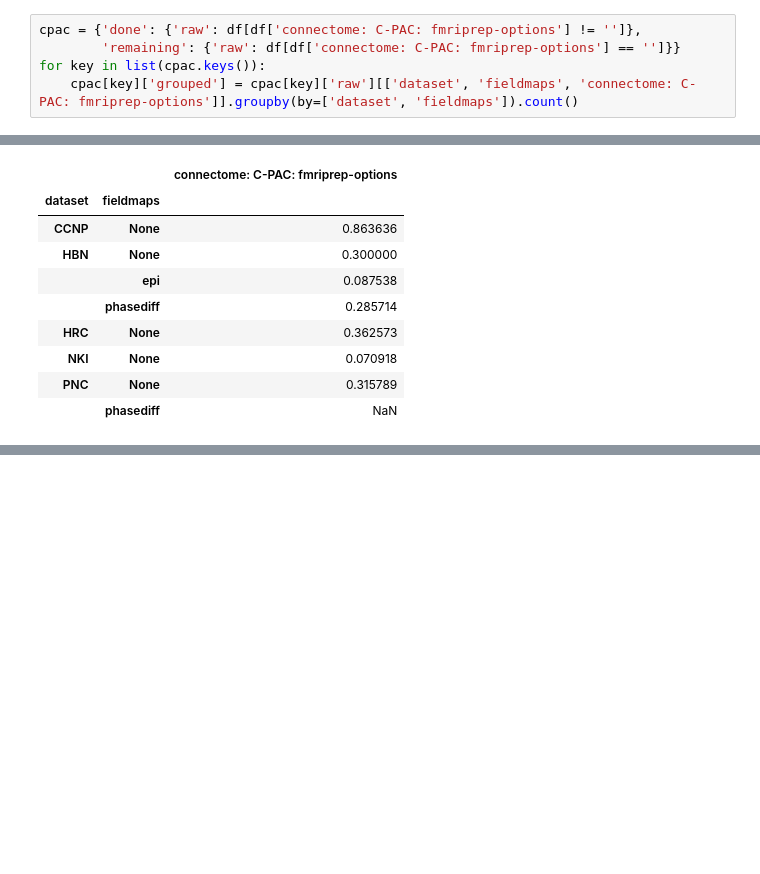
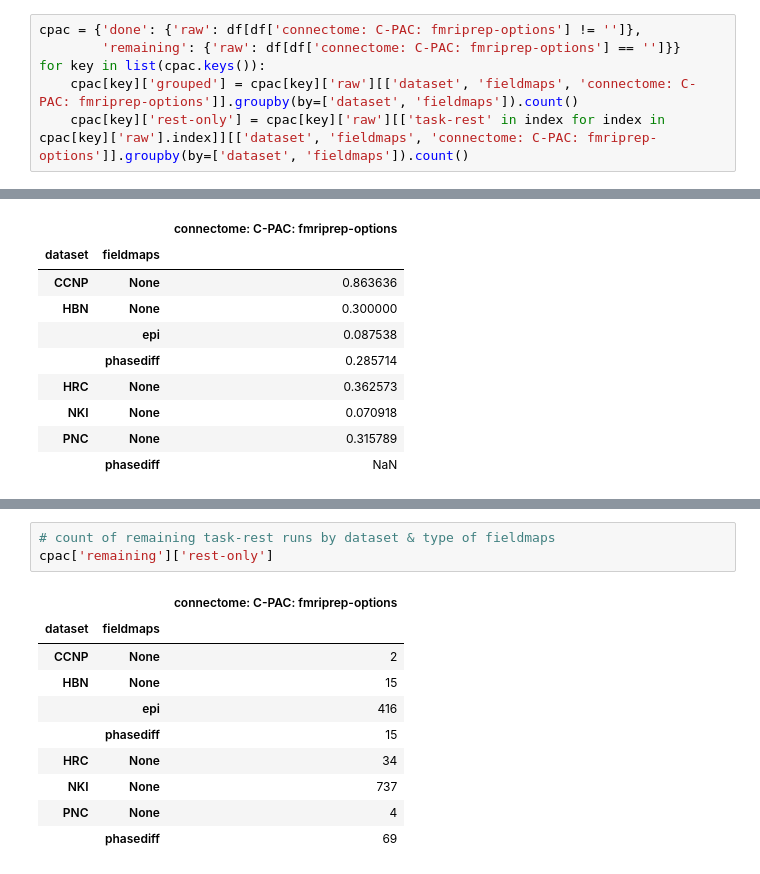
Before and after one commit to shnizzedy/pickle-RBC-exemplars, a Jupyter notebook: pickle_table.ipynb, the cells around one changed output, grey strips where cells are left out. Drawn from its saved outputs; the diff is of its cells as text; blank space fills up the shorter version.

Commit message:
:monocle_face: Tabulate task-rest only

```diff
--- a/pickle_table.ipynb
+++ b/pickle_table.ipynb
@@ -291,6 +291,7 @@ cpac = {'done': {'raw': df[df['connectome: C-PAC: fmriprep-options'] != '']},
         'remaining': {'raw': df[df['connectome: C-PAC: fmriprep-options'] == '']}}
 for key in list(cpac.keys()):
     cpac[key]['grouped'] = cpac[key]['raw'][['dataset', 'fieldmaps', 'connectome: C-PAC: fmriprep-options']].groupby(by=['dataset', 'fieldmaps']).count()
+    cpac[key]['rest-only'] = cpac[key]['raw'][['task-rest' in index for index in cpac[key]['raw'].index]][['dataset', 'fieldmaps', 'connectome: C-PAC: fmriprep-options']].groupby(by=['dataset', 'fieldmaps']).count()
 # %%
 # completed runs
 cpac['done']['raw']
@@ -370,0 +385,14 @@ cpac['done']['grouped'] / (cpac['done']['grouped'] + cpac['remaining']['grouped'
+# %%
+# count of remaining task-rest runs by dataset & type of fieldmaps
+cpac['remaining']['rest-only']
+# %% [output]
+|  |  | connectome: C-PAC: fmriprep-options |
+| dataset | fieldmaps |  |
+| CCNP | None | 2 |
+| HBN | None | 15 |
+|  | epi | 416 |
+|  | phasediff | 15 |
+| HRC | None | 34 |
+| NKI | None | 737 |
+| PNC | None | 4 |
+|  | phasediff | 69 |
```
Also changed, not shown: parts of 2 cells of this notebook.
